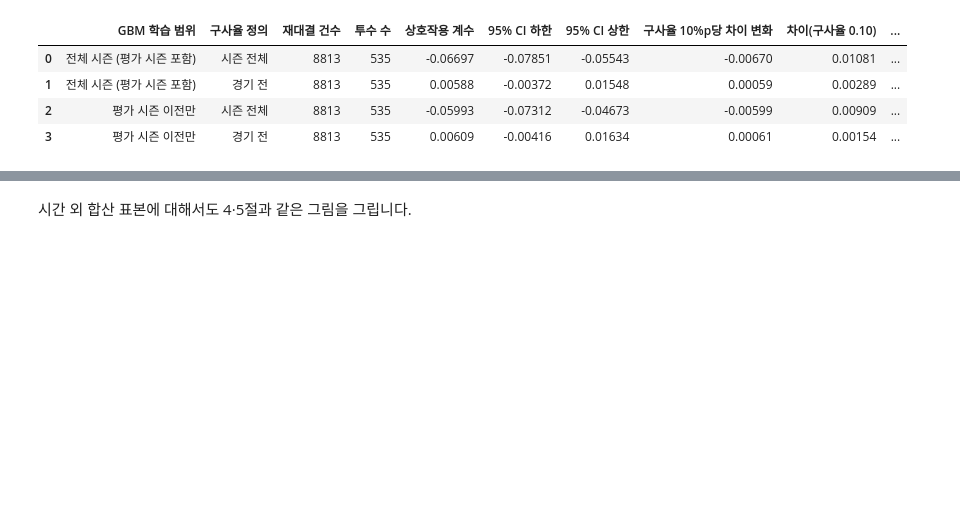
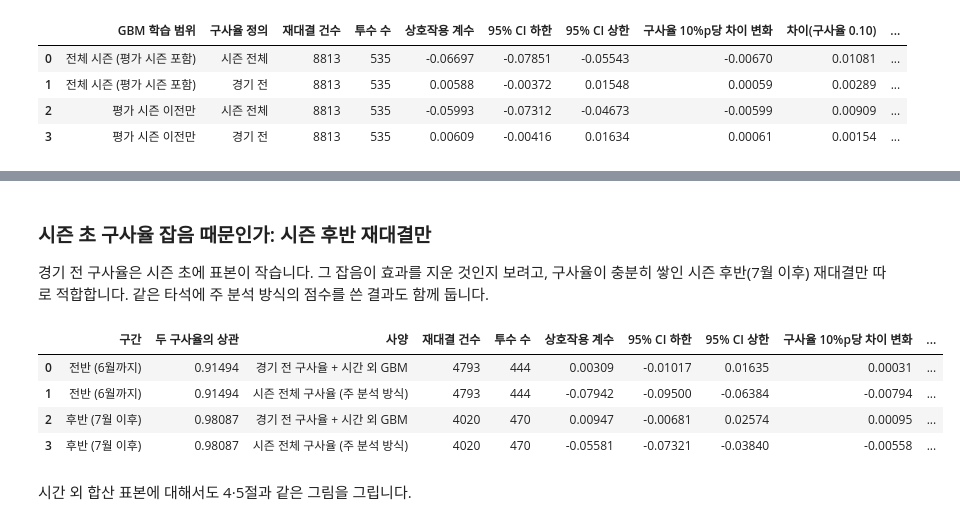
Before and after one commit to DongYun22/9th-first-project-baseball-2, a Jupyter notebook: notebooks/11_DY_rematch_avoidance_usage_interaction.ipynb, the cells around one changed output, grey strips where cells are left out. Saved outputs shown, nothing was run; the diff lists cells and outputs as text; code cells hidden in the pictures; blank space fills up the shorter version.

```diff
--- a/notebooks/11_DY_rematch_avoidance_usage_interaction.ipynb
+++ b/notebooks/11_DY_rematch_avoidance_usage_interaction.ipynb
@@ -684,0 +695,11 @@ display(attribution.round(5))
+# %%
+usage_bins_raw = [0.0, 0.02, 0.05, 0.10, 0.20, 0.30, 0.40, 1.0]
+raw_by_usage = pd.concat({
+    label: decisive_pre.groupby(pd.cut(decisive_pre[col], usage_bins_raw, right=False), observed=False)['woba_value'].agg(['size', 'mean'])
+    for label, col in (('시즌 전체 구사율 기준', 'season_usage_rate'), ('경기 전 구사율 기준', 'pregame_usage'))
+}, axis=1)
+raw_by_usage.index = raw_by_usage.index.astype(str)
+raw_by_usage.index.name = '그 구종의 구사율'
+raw_by_usage = raw_by_usage.rename(columns={'size': '종료 투구 수', 'mean': '실제 평균 woba_value'}, level=1)
+display(raw_by_usage.round(4))
+print(f'전체 평균 woba_value: {decisive_pre["woba_value"].mean():.4f}')
@@ -685,3 +718,31 @@ display(attribution.round(5))
+# %% [markdown]
+### 시즌 초 구사율 잡음 때문인가: 시즌 후반 재대결만
+
+경기 전 구사율은 시즌 초에 표본이 작습니다. 그 잡음이 효과를 지운 것인지 보려고, 구사율이 충분히 쌓인
+시즌 후반(7월 이후) 재대결만 따로 적합합니다. 같은 타석에 주 분석 방식의 점수를 쓴 결과도 함께 둡니다.
+# %%
+def split_row(label: str, subset: pd.DataFrame) -> list:
+    out = []
+    pre_center = float(subset['hit_usage_pregame'].mean())
+    fit_pre = fit_mixed(subset.assign(usage_c=subset['hit_usage_pregame'] - pre_center), 'selection_score', 'usage_c', COV_START)
+    main_scores = subset.drop(columns=SCORE_COLUMNS).merge(events[[*PA_KEYS, *SCORE_COLUMNS]], on=PA_KEYS)
+    main_center = float(main_scores['hit_usage_season'].mean())
+    fit_main = fit_mixed(main_scores.assign(usage_c=main_scores['hit_usage_season'] - main_center), 'selection_score', 'usage_c', COV_START)
+    for name, fit, center in (('경기 전 구사율 + 시간 외 GBM', fit_pre, pre_center), ('시즌 전체 구사율 (주 분석 방식)', fit_main, main_center)):
+        row = summarize_interaction(name, fit, center, 'usage_c')
+        out.append({'구간': label, '두 구사율의 상관': subset['hit_usage_pregame'].corr(subset['hit_usage_season']), **row})
+    return out
+
+
+late_mask = oot_nonfb['game_date'].dt.month >= 7
+late_check = pd.DataFrame(split_row('전반 (6월까지)', oot_nonfb[~late_mask]) + split_row('후반 (7월 이후)', oot_nonfb[late_mask]))
+display(late_check.round(5))
+# %% [output]
+|  | 구간 | 두 구사율의 상관 | 사양 | 재대결 건수 | 투수 수 | 상호작용 계수 | 95% CI 하한 | 95% CI 상한 | 구사율 10%p당 차이 변화 | ... |
+| 0 | 전반 (6월까지) | 0.91494 | 경기 전 구사율 + 시간 외 GBM | 4793 | 444 | 0.00309 | -0.01017 | 0.01635 | 0.00031 | ... |
+| 1 | 전반 (6월까지) | 0.91494 | 시즌 전체 구사율 (주 분석 방식) | 4793 | 444 | -0.07942 | -0.09500 | -0.06384 | -0.00794 | ... |
+| 2 | 후반 (7월 이후) | 0.98087 | 경기 전 구사율 + 시간 외 GBM | 4020 | 470 | 0.00947 | -0.00681 | 0.02574 | 0.00095 | ... |
+| 3 | 후반 (7월 이후) | 0.98087 | 시즌 전체 구사율 (주 분석 방식) | 4020 | 470 | -0.05581 | -0.07321 | -0.03840 | -0.00558 | ... |
 # %% [markdown]
 시간 외 합산 표본에 대해서도 4·5절과 같은 그림을 그립니다.
 # %%
```
Also changed, not shown: parts of 12 cells of this notebook.
